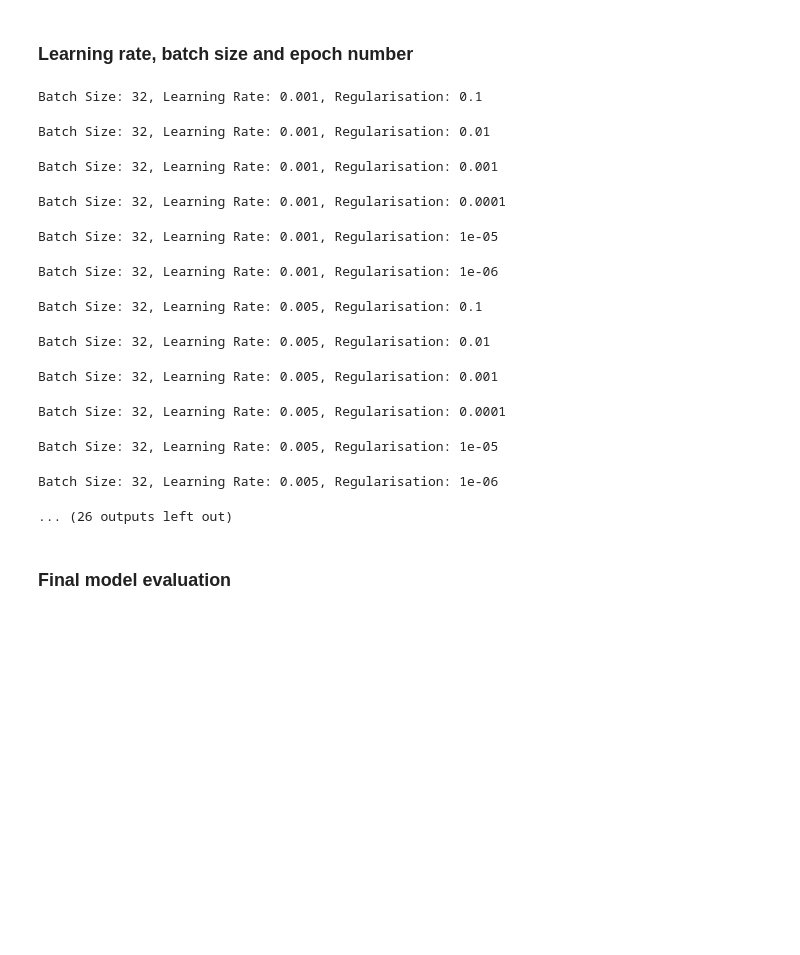
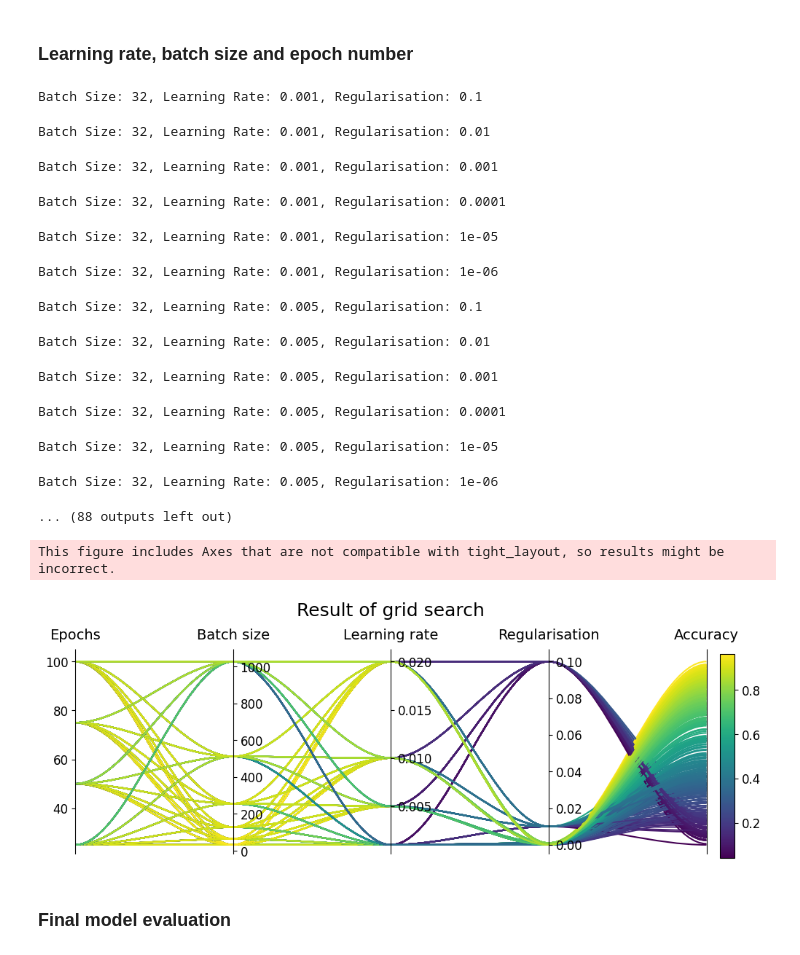
Before and after one commit to jonatanwins/Project3_FYS_STK4155, a Jupyter notebook: Runs/a_multinomial.ipynb, the cells around one changed output. Drawn from its saved outputs; the diff is of its cells as text; code cells hidden in the pictures; blank space fills up the shorter version.

```diff
--- a/Runs/a_multinomial.ipynb
+++ b/Runs/a_multinomial.ipynb
@@ -151,7 +145,7 @@ epoch_numbers = [25, 50, 75, 100]
 
 
 # result_filepath = "Results/multinomial_28.json"
-result_filepath = "Results/multinomial_8.json"
+result_filepath = "Results/multinomial_28.json"
 
 # Perform the #b*#l*#e experiments
 for b in batch_sizes:
@@ -175,4 +169,4 @@ Batch Size: 32, Learning Rate: 0.005, Regularisation: 0.001
 Batch Size: 32, Learning Rate: 0.005, Regularisation: 0.0001
 Batch Size: 32, Learning Rate: 0.005, Regularisation: 1e-05
 Batch Size: 32, Learning Rate: 0.005, Regularisation: 1e-06
-... (26 outputs left out)
+... (88 outputs left out)
@@ -191,3 +173,26 @@ plot_grid_search_result(data)
+# %%
+run_list = load_run_from_file(result_filepath)
+
+
+data = {
+    "Epochs": [],
+    "Batch size": [],
+    "Learning rate": [],
+    "Regularisation": [],
+    "Accuracy": [],
+}
+
+for run in run_list:
+    data["Epochs"].append(run["epochs"])
+    data["Batch size"].append(run["batch_size"])
+    data["Learning rate"].append(run["lr"])
+    data["Regularisation"].append(run["lam"])
+    data["Accuracy"].append(run["test_accuracy"])
+
+plot_grid_search_result(data)
+# %% [output]
+This figure includes Axes that are not compatible with tight_layout, so results might be incorrect.
+[figure, added]
 # %% [markdown]
 ### Final model evaluation
 # %%
```
Also changed, not shown: parts of 4 cells of this notebook.
